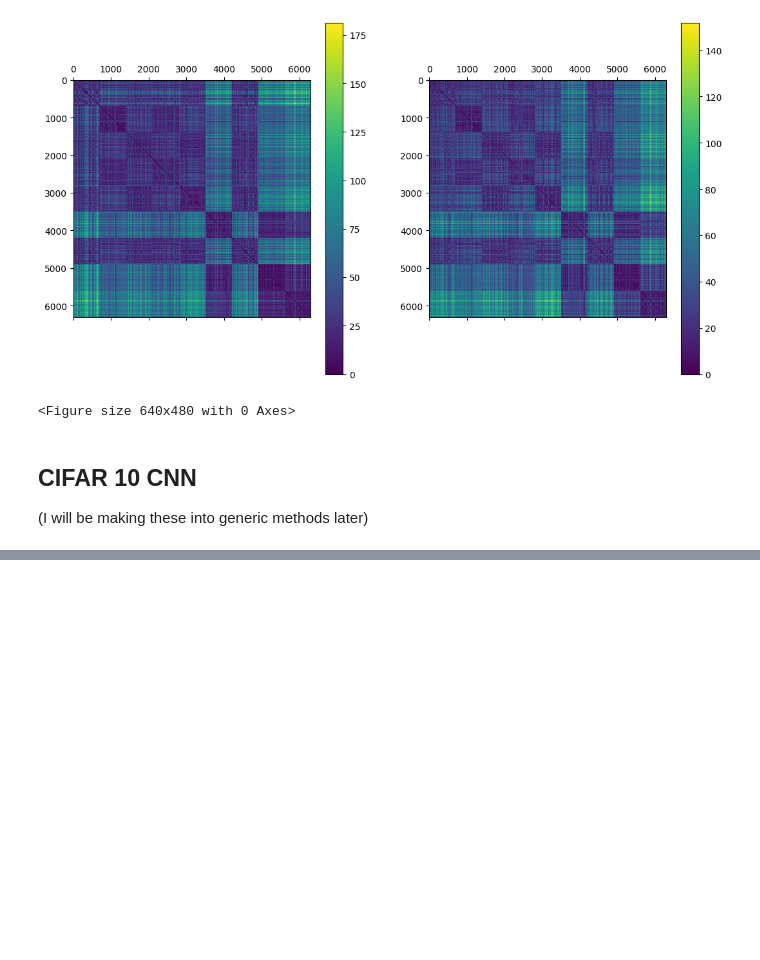
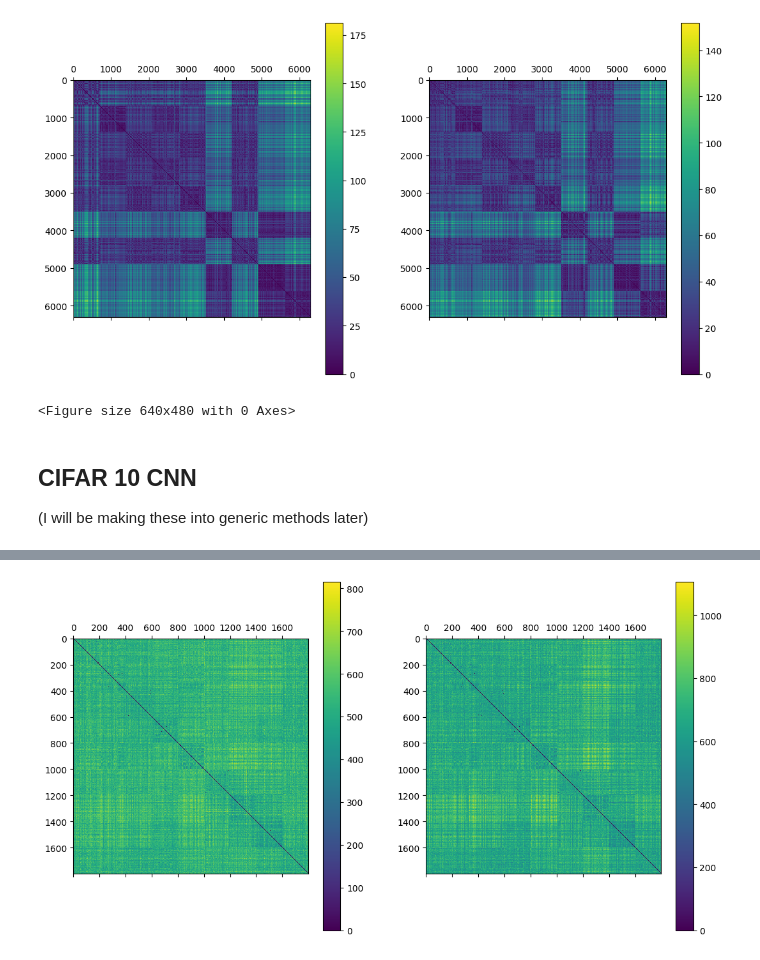
Before and after one commit to mx60s/SWIL-Comparisons, a Jupyter notebook: src/Comparisons.ipynb, the cells around one changed output, grey strips where cells are left out. Saved outputs shown, nothing was run; the diff lists cells and outputs as text; code cells hidden in the pictures; blank space fills up the shorter version.

```diff
--- a/src/Comparisons.ipynb
+++ b/src/Comparisons.ipynb
@@ -211,0 +287,25 @@ plt.savefig('./figs/fmnist_fil_swil_output_700.png')
+# %%
+targets = np.array([x.tolist()[0] for x in targets]) # I know this is a dumb way to do this
+# %%
+# pairwise matrix of distances between samples and group by class to visualize patterns
+fil_dist = {}
+swil_dist = {}
+sample_size = 200
+
+target_sort = np.argsort(targets)
+sorted_targets = targets[target_sort]
+
+for layer in layer_names:
+    # need to group by classes first
+    fil_byclass = fil_points[layer][target_sort]
+    swil_byclass = swil_points[layer][target_sort]
+    # sampling per class
+    fil_classes = []
+    swil_classes = []
+    for i in range(9):
+        rand_idx = [random.randint(i*1000, (i+1)*999) for j in range(sample_size)]
+        fil_classes.append(fil_byclass[rand_idx])
+        swil_classes.append(swil_byclass[rand_idx])
+
+    fil_dist[layer] = pairwise_distances(np.concatenate(fil_classes))
+    swil_dist[layer] = pairwise_distances(np.concatenate(swil_classes))
@@ -211,0 +325,22 @@ plt.savefig('./figs/fmnist_fil_swil_output_700.png')
+# %%
+# fil acc of 83.2%
+
+# bird, deer, dog, frog, horse, plane, ship, truck, cat, car
+
+fig = plt.figure()
+ax = fig.add_subplot(221)
+
+fil_mat = ax.matshow(fil_dist['fc_block.fc1'])
+
+ax = fig.add_subplot(222)
+swil_mat = ax.matshow(swil_dist['fc_block.fc1'])
+plt.subplots_adjust(bottom=0.1, right=0.8, top=0.9)
+fig.colorbar(fil_mat)
+fig.colorbar(swil_mat)
+
+fig.set_figheight(15)
+fig.set_figwidth(15)
+
+plt.show()
+# %% [output]
+[figure, added]
```
Also changed, not shown: parts of 8 cells of this notebook, 4 other files.
